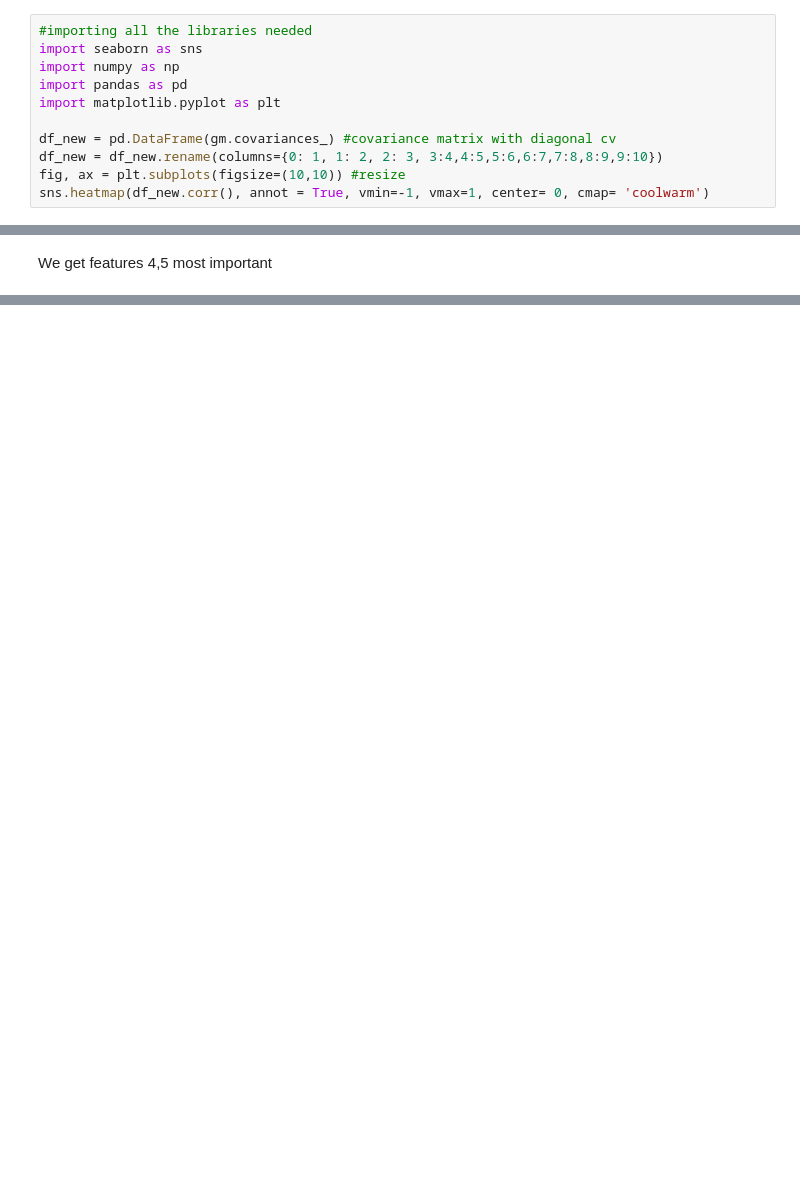
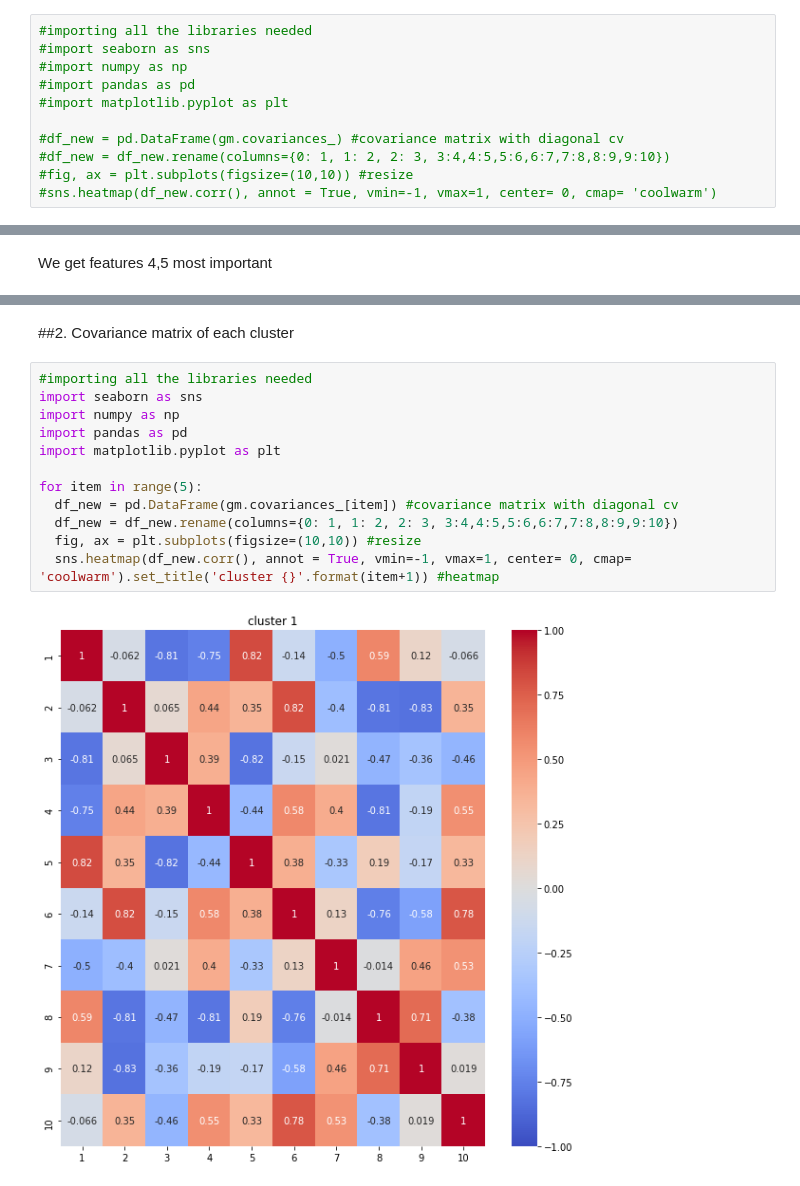
Before and after one commit to aka-sova/236756_Introduction_to_ML, a Jupyter notebook: hw4/wet/GausssianMixture (2).ipynb, the cells around one changed output, grey strips where cells are left out. Cells and saved outputs as stored; diff of their text form; blank space fills up the shorter version.

```diff
--- a/hw4/wet/GausssianMixture (2).ipynb
+++ b/hw4/wet/GausssianMixture (2).ipynb
@@ -301,12 +273,12 @@ visualize using principal component analysis
 ##plot covariance matrix for each component and calculate determinant of each covariance matrix
 # %%
 #importing all the libraries needed
-import seaborn as sns
-import numpy as np
-import pandas as pd
-import matplotlib.pyplot as plt
+#import seaborn as sns
+#import numpy as np
+#import pandas as pd
+#import matplotlib.pyplot as plt
 
-df_new = pd.DataFrame(gm.covariances_) #covariance matrix with diagonal cv
-df_new = df_new.rename(columns={0: 1, 1: 2, 2: 3, 3:4,4:5,5:6,6:7,7:8,8:9,9:10})
-fig, ax = plt.subplots(figsize=(10,10)) #resize
-sns.heatmap(df_new.corr(), annot = True, vmin=-1, vmax=1, center= 0, cmap= 'coolwarm')
+#df_new = pd.DataFrame(gm.covariances_) #covariance matrix with diagonal cv
+#df_new = df_new.rename(columns={0: 1, 1: 2, 2: 3, 3:4,4:5,5:6,6:7,7:8,8:9,9:10})
+#fig, ax = plt.subplots(figsize=(10,10)) #resize
+#sns.heatmap(df_new.corr(), annot = True, vmin=-1, vmax=1, center= 0, cmap= 'coolwarm')
@@ -587,0 +573,16 @@ We get features 4,5 most important
+# %% [markdown]
+##2. Covariance matrix of each cluster
+# %%
+#importing all the libraries needed
+import seaborn as sns
+import numpy as np
+import pandas as pd
+import matplotlib.pyplot as plt
+
+for item in range(5):
+  df_new = pd.DataFrame(gm.covariances_[item]) #covariance matrix with diagonal cv
+  df_new = df_new.rename(columns={0: 1, 1: 2, 2: 3, 3:4,4:5,5:6,6:7,7:8,8:9,9:10})
+  fig, ax = plt.subplots(figsize=(10,10)) #resize
+  sns.heatmap(df_new.corr(), annot = True, vmin=-1, vmax=1, center= 0, cmap= 'coolwarm').set_title('cluster {}'.format(item+1)) #heatmap
+# %% [output]
+[figure, added]
```
Also changed, not shown: parts of 32 cells of this notebook.
